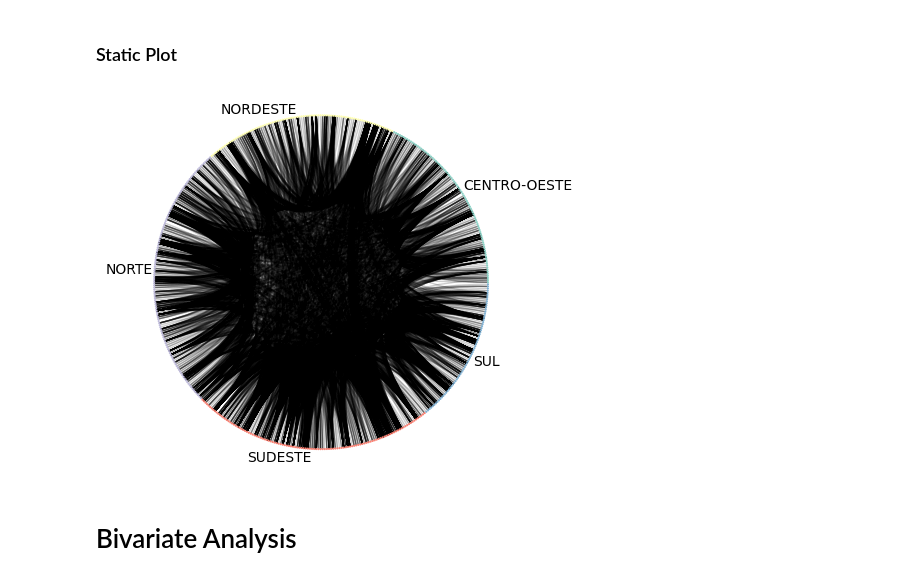
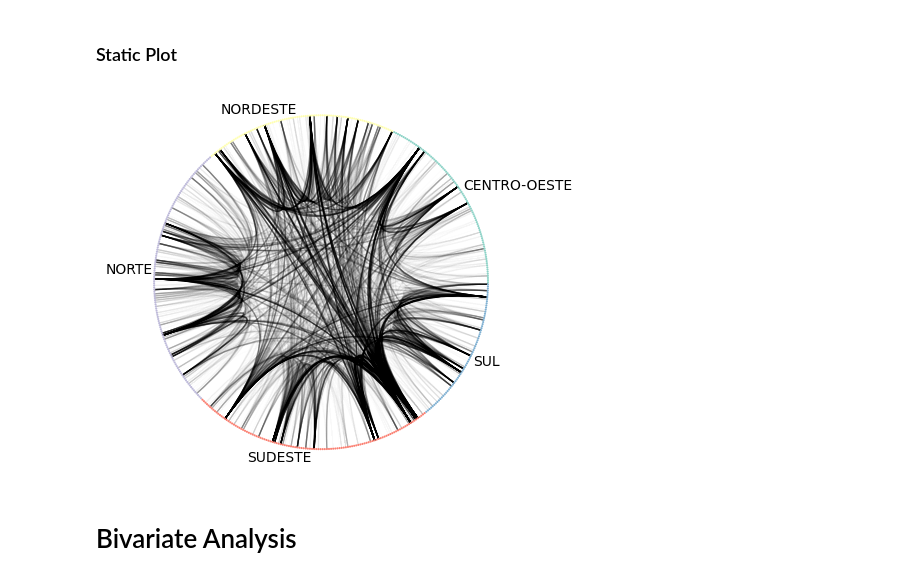
Before and after one commit to andre-meneses/small-worlds, a Jupyter notebook: Project_U2P1.ipynb, the cells around one changed output. Cells and saved outputs as stored; diff of their text form; code cells hidden in the pictures.

```diff
--- a/Project_U2P1.ipynb
+++ b/Project_U2P1.ipynb
@@ -174,20 +252,17 @@ Some of the nodes appears to have wrong coordinates, as their regions are mismat
 # %% [markdown]
 ### Static Plot
 # %%
-import nxviz as nv
-from nxviz import annotate, highlights
-
 ax = nv.circos(brazil_subgraph,
                group_by="region",
                node_color_by="region",
-               #edge_alpha_by="edge_value"
+               edge_alpha_by="flight_count"
 )
 annotate.circos_group(brazil_subgraph, group_by="region")
 
 # Display graph
 plt.show()
 # %% [output]
-[figure, old version]
+[figure, new version]
 # %% [markdown]
 # Bivariate Analysis
 # %%
```
Also changed, not shown: parts of 23 cells of this notebook.
